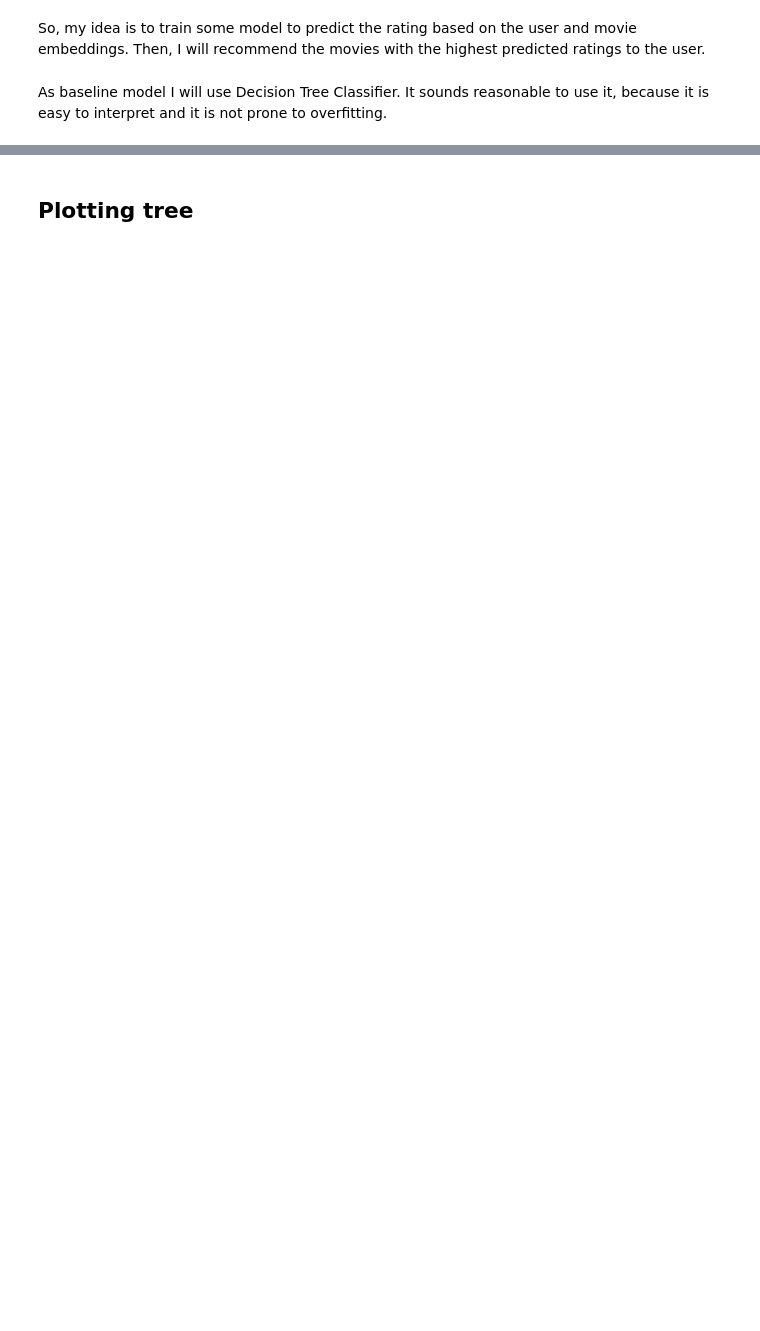
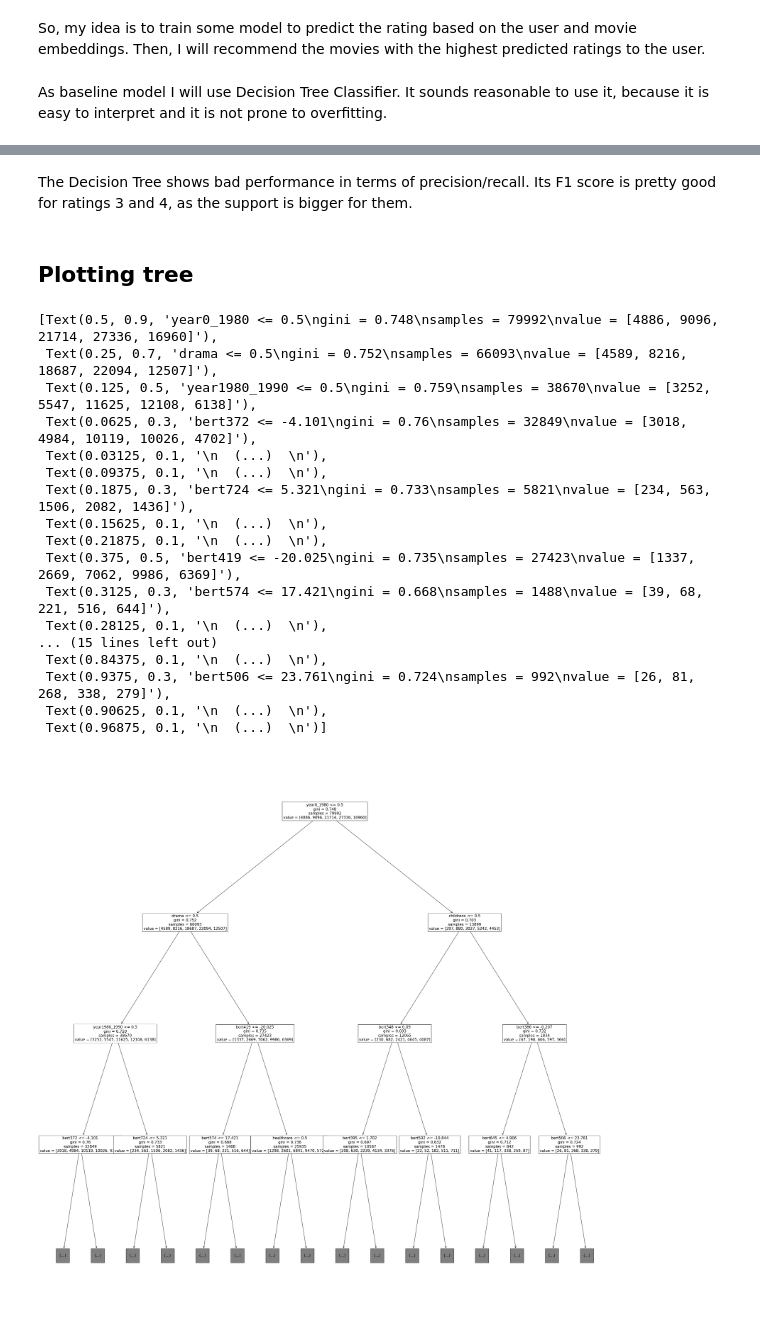
Before and after one commit to plov-cyber/pmldl-movie-recommender-system, a Jupyter notebook: notebooks/2.0-embeddings-construction.ipynb, the cells around one changed output, grey strips where cells are left out. Drawn from its saved outputs; the diff is of its cells as text; code cells hidden in the pictures; blank space fills up the shorter version.

```diff
--- a/notebooks/2.0-embeddings-construction.ipynb
+++ b/notebooks/2.0-embeddings-construction.ipynb
@@ -185,6 +249,6 @@ As baseline model I will use Decision Tree Classifier. It sounds reasonable to u
 # %%
 from sklearn.tree import DecisionTreeClassifier
 
-clf = DecisionTreeClassifier(random_state=42, max_depth=5)
+clf = DecisionTreeClassifier(random_state=42, max_depth=10)
 
 clf.fit(train.drop('rating', axis=1), train['rating'])
@@ -197,8 +277,29 @@ print(classification_report(test['rating'], clf.predict(test.drop('rating', axis
+# %% [markdown]
+The Decision Tree shows bad performance in terms of precision/recall. Its F1 score is pretty good for ratings 3 and 4, as the support is bigger for them.
 # %% [markdown]
 ## Plotting tree
 # %%
 from sklearn.tree import plot_tree
 import matplotlib.pyplot as plt
 
-plt.figure(figsize=(20, 20))
-plot_tree(clf, feature_names=train.drop('rating', axis=1).columns, fontsize=10)
+plt.figure(figsize=(40, 40))
+plot_tree(clf, feature_names=train.drop('rating', axis=1).columns, fontsize=15, max_depth=3)
+# %% [output]
+[Text(0.5, 0.9, 'year0_1980 <= 0.5\ngini = 0.748\nsamples = 79992\nvalue = [4886, 9096, 21714, 27336, 16960]'),
+ Text(0.25, 0.7, 'drama <= 0.5\ngini = 0.752\nsamples = 66093\nvalue = [4589, 8216, 18687, 22094, 12507]'),
+ Text(0.125, 0.5, 'year1980_1990 <= 0.5\ngini = 0.759\nsamples = 38670\nvalue = [3252, 5547, 11625, 12108, 6138]'),
+ Text(0.0625, 0.3, 'bert372 <= -4.101\ngini = 0.76\nsamples = 32849\nvalue = [3018, 4984, 10119, 10026, 4702]'),
+ Text(0.03125, 0.1, '\n  (...)  \n'),
+ Text(0.09375, 0.1, '\n  (...)  \n'),
+ Text(0.1875, 0.3, 'bert724 <= 5.321\ngini = 0.733\nsamples = 5821\nvalue = [234, 563, 1506, 2082, 1436]'),
+ Text(0.15625, 0.1, '\n  (...)  \n'),
+ Text(0.21875, 0.1, '\n  (...)  \n'),
+ Text(0.375, 0.5, 'bert419 <= -20.025\ngini = 0.735\nsamples = 27423\nvalue = [1337, 2669, 7062, 9986, 6369]'),
+ Text(0.3125, 0.3, 'bert574 <= 17.421\ngini = 0.668\nsamples = 1488\nvalue = [39, 68, 221, 516, 644]'),
+ Text(0.28125, 0.1, '\n  (...)  \n'),
+... (15 lines left out)
+ Text(0.84375, 0.1, '\n  (...)  \n'),
+ Text(0.9375, 0.3, 'bert506 <= 23.761\ngini = 0.724\nsamples = 992\nvalue = [26, 81, 268, 338, 279]'),
+ Text(0.90625, 0.1, '\n  (...)  \n'),
+ Text(0.96875, 0.1, '\n  (...)  \n')]
+[figure, added]
```
Also changed, not shown: parts of 16 cells of this notebook, 1 other file.
